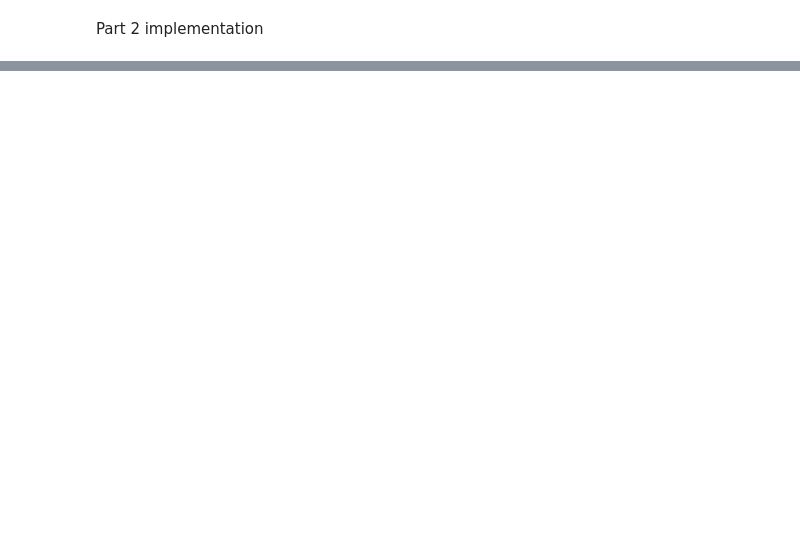
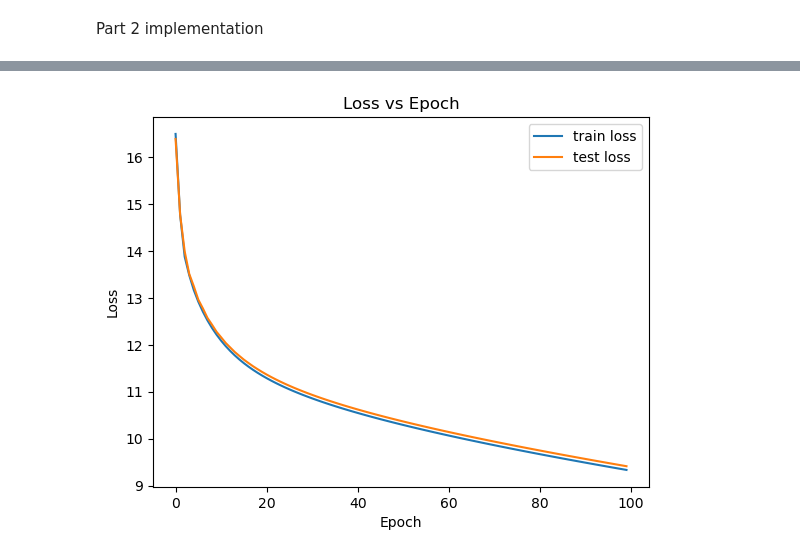
Before and after one commit to sprutxz/IntroToAI, a Jupyter notebook: Project3.ipynb, the cells around one changed output, grey strips where cells are left out. Cells and saved outputs as stored; diff of their text form; code cells hidden in the pictures; blank space fills up the shorter version.

```diff
--- a/Project3.ipynb
+++ b/Project3.ipynb
@@ -210,3 +156,0 @@ print(f"First element of X_test: {X_test[0]}")
-# %%
-def sigmoid(x):
-    return 1 / (1 + np.exp(-x))
@@ -262,5 +156,0 @@ class LogisticRegression():
-# %%
-num_features = X_train.shape[1]
-W = np.random.randn(num_features)
-b = 0
-model = LogisticRegression(W, b)
@@ -339,7 +217,7 @@ class LogisticRegressionModel():
         A = np.empty(len(X))
         for i in range(len(X)):
             z = np.dot(X[i], self.weights)
-            A[i] = sigmoid(z)
+            A[i] = self.sigmoid(z)
         return np.round(A)
 
 
@@ -433,10 +311,37 @@ test_y_arr = np.array(test_y_arr) #converting the test_y_arr to a numpy array fo
 Data Processing
 # %%
 def process_data_part2(diagram_arr, y_arr):
+
     flattened_diagrams = np.array([diagram.flatten() for diagram in diagram_arr])
-    additional_features = np.array([diagram.sum(axis=(0, 1)) for diagram in diagram_arr])
-    additional_features = (np.exp(np.subtract(additional_features, 18)))
-    X_combined = np.concatenate((flattened_diagrams, additional_features), axis=1)
+
+    #generate additional features
+    sum_of_pixels = np.array([diagram.sum(axis=(0, 1)) for diagram in diagram_arr])
+    additional_features = np.abs(np.subtract(sum_of_pixels, 19))
+    additional_features = np.square(np.add(additional_features,2))
+
+    #some more additional features
+    positions = np.where(sum_of_pixels == 19)[1].reshape(-1,2) #finding what color of wire contains 19 pixels
+    e_vector = np.eye(4)[positions]
+    new_vector = []
+    row = 0
+    col = 0
+    for i in range(len(diagram_arr)):
+        for j in range(2):
+            indices = np.where(np.all(diagram_arr[i] == e_vector[i][j], axis = 2))
+            if indices[0][0] == indices[0][1]:
+                row = indices[0][0]
+            elif indices[1][0] == indices[1][1]:
+                col = indices[1][0]
+        for j in range(2):
+            if tuple(e_vector[i][j]) == tuple(diagram_arr[i][row][col]):
+                new_vector.append(1)
+            else:
+                new_vector.append(0)
+
+    new_vector = np.array(new_vector).reshape(-1,2)
+    new_vector = np.square(np.exp(new_vector))
+
+    X_combined = np.concatenate((flattened_diagrams, additional_features, new_vector), axis=1)
     X = np.c_[X_combined, np.ones(X_combined.shape[0])]
     Y = np.eye(4)[np.subtract(y_arr,1)]
 
@@ -545,4 +446,5 @@ model = Model(W, b)
 model.load_model('model_non_linear.npz')  # Load weights from a saved file
 # %%
 #training the model
-model.fit(X_train, Y_train, X_test, Y_test, learning_rate=0.1, epochs = 1000)
+model.fit(X_train, Y_train, X_test, Y_test, learning_rate=0.08, epochs = 100)
+# %% [output]
@@ -549,3 +468,4 @@ model.fit(X_train, Y_train, X_test, Y_test, learning_rate=0.1, epochs = 1000)
+[figure, added]
 # %%
 predictions = model.predict(X_test)
 
```
Also changed, not shown: parts of 15 cells of this notebook.
